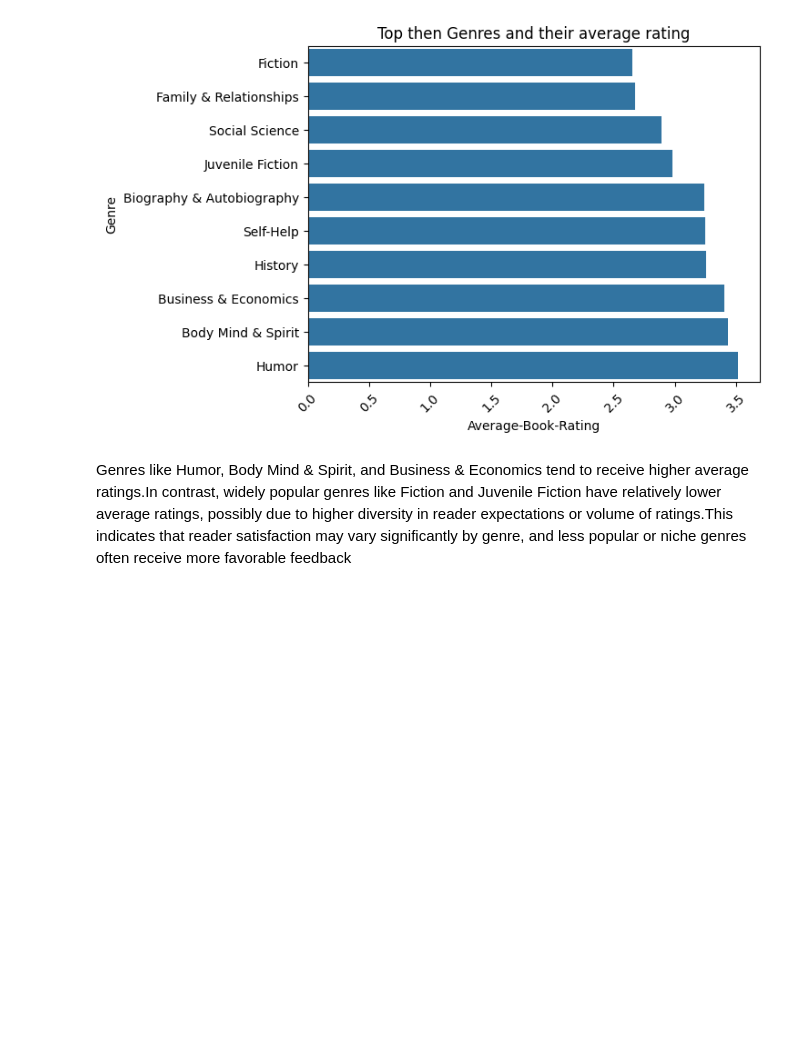
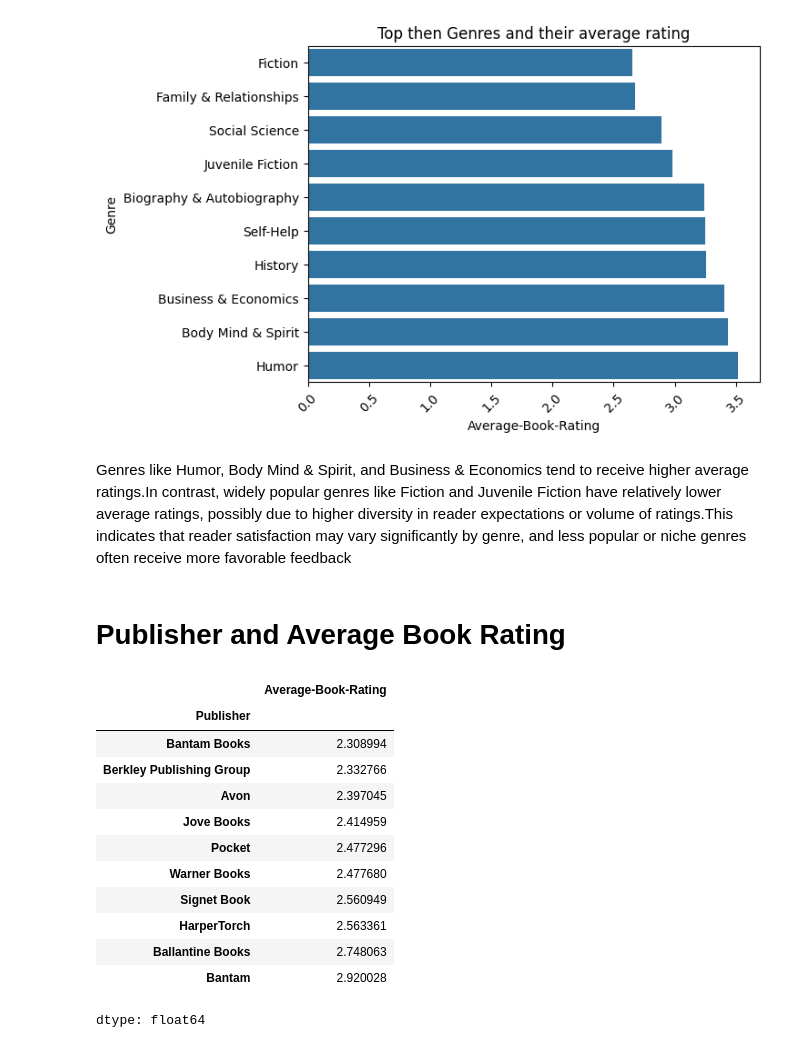
Before and after one commit to salina-nakarmi/Recommendo, a Jupyter notebook: EDA.ipynb, the cells around one changed output. Cells and saved outputs as stored; diff of their text form; code cells hidden in the pictures; blank space fills up the shorter version.

```diff
--- a/EDA.ipynb
+++ b/EDA.ipynb
@@ -576,3 +576,26 @@ plt.show()
 # %% [markdown]
 
 Genres like Humor, Body Mind & Spirit, and Business & Economics tend to receive higher average ratings.In contrast, widely popular genres like Fiction and Juvenile Fiction have relatively lower average ratings, possibly due to higher diversity in reader expectations or volume of ratings.This indicates that reader satisfaction may vary significantly by genre, and less popular or niche genres often receive more favorable feedback
+# %% [markdown]
+# **Publisher and Average Book Rating**
+# %%
+# This will give the top 10 Publihser
+top_publihser = df["Publisher"].value_counts().head(10).index
+# This is a new dataframe that contain only the Publihser that belongs to top 10 Publisher
+top_publisher_df = df[df["Publisher"].isin(top_genres)]
+result_pub = top_publisher_df.groupby("Publisher")["Average-Book-Rating"].mean().sort_values()
+result_pub
+# %% [output]
+|  | Average-Book-Rating |
+| Publisher |  |
+| Bantam Books | 2.308994 |
+| Berkley Publishing Group | 2.332766 |
+| Avon | 2.397045 |
+| Jove Books | 2.414959 |
+| Pocket | 2.477296 |
+| Warner Books | 2.477680 |
+| Signet Book | 2.560949 |
+| HarperTorch | 2.563361 |
+| Ballantine Books | 2.748063 |
+| Bantam | 2.920028 |
+dtype: float64
```
Also changed, not shown: parts of 2 cells of this notebook.
